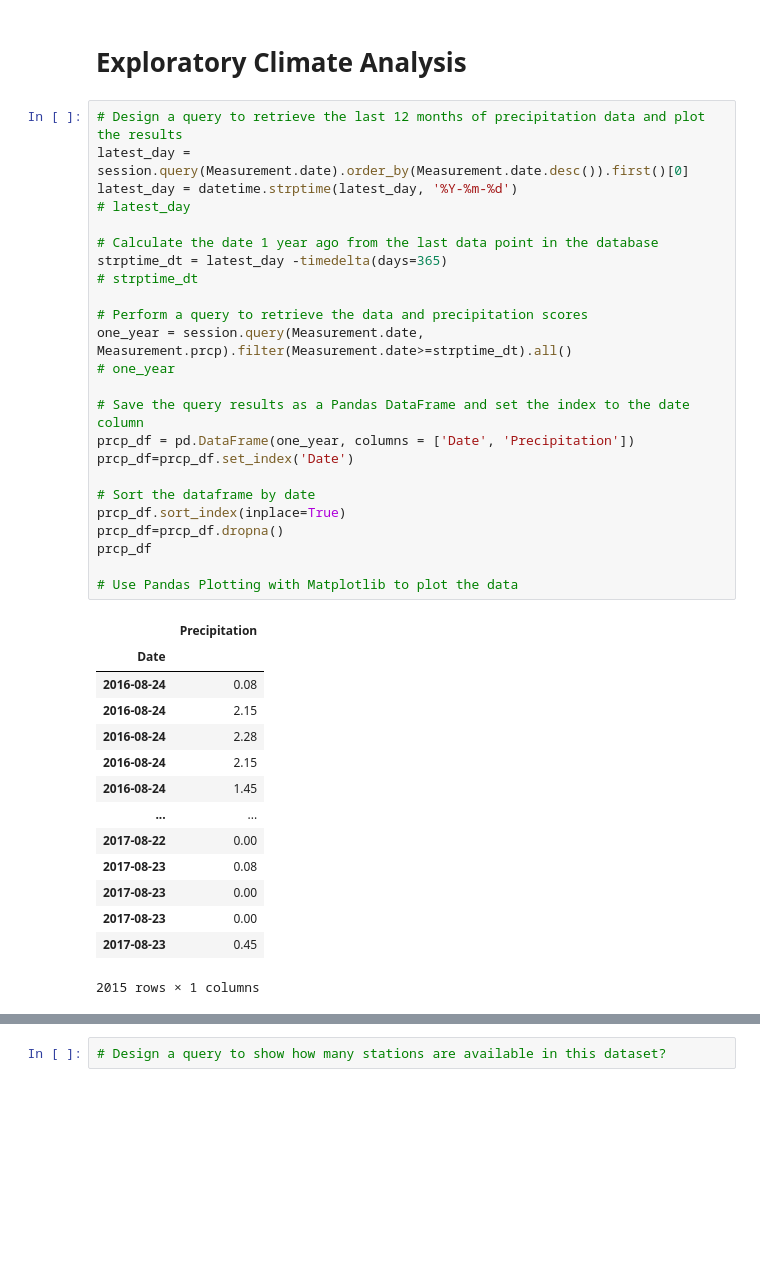
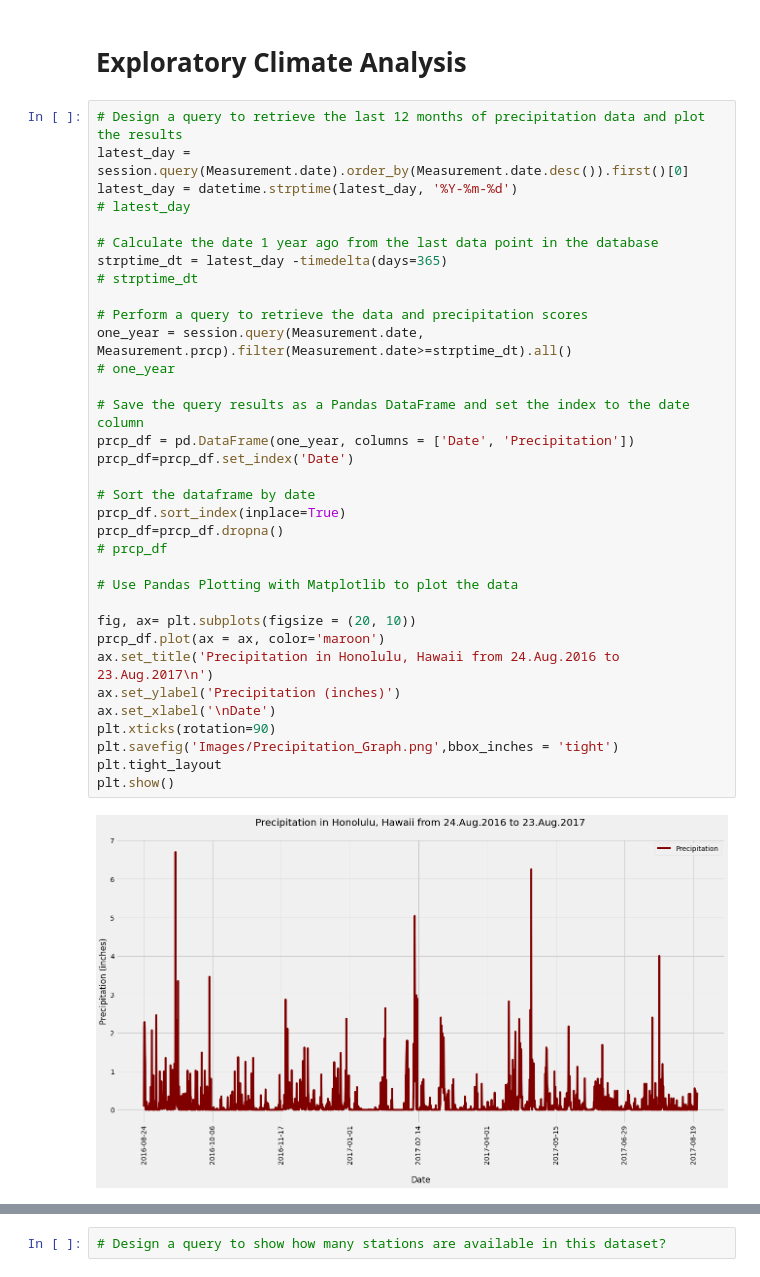
Before and after one commit to uldom/SQLAlchemy_Challenge, a Jupyter notebook: climate_starter.ipynb, the cells around one changed output, grey strips where cells are left out. Drawn from its saved outputs; the diff is of its cells as text; blank space fills up the shorter version.

Commit message:
Precipitation Analysis complete

```diff
--- a/climate_starter.ipynb
+++ b/climate_starter.ipynb
@@ -71,41 +71,38 @@ first_station.__dict__
 # %%
 # Design a query to retrieve the last 12 months of precipitation data and plot the results
 latest_day = session.query(Measurement.date).order_by(Measurement.date.desc()).first()[0]
 latest_day = datetime.strptime(latest_day, '%Y-%m-%d')
 # latest_day
 
 # Calculate the date 1 year ago from the last data point in the database
 strptime_dt = latest_day -timedelta(days=365)
 # strptime_dt
 
 # Perform a query to retrieve the data and precipitation scores
 one_year = session.query(Measurement.date, Measurement.prcp).filter(Measurement.date>=strptime_dt).all()
 # one_year
 
 # Save the query results as a Pandas DataFrame and set the index to the date column
 prcp_df = pd.DataFrame(one_year, columns = ['Date', 'Precipitation'])
 prcp_df=prcp_df.set_index('Date')
 
 # Sort the dataframe by date
 prcp_df.sort_index(inplace=True)
 prcp_df=prcp_df.dropna()
-prcp_df
+# prcp_df
 
 # Use Pandas Plotting with Matplotlib to plot the data
+
+fig, ax= plt.subplots(figsize = (20, 10))
+prcp_df.plot(ax = ax, color='maroon')
+ax.set_title('Precipitation in Honolulu, Hawaii from 24.Aug.2016 to 23.Aug.2017\n')
+ax.set_ylabel('Precipitation (inches)')
+ax.set_xlabel('\nDate')
+plt.xticks(rotation=90)
+plt.savefig('Images/Precipitation_Graph.png',bbox_inches = 'tight')
+plt.tight_layout
+plt.show()
 # %% [output]
-|  | Precipitation |
-| Date |  |
-| 2016-08-24 | 0.08 |
-| 2016-08-24 | 2.15 |
-| 2016-08-24 | 2.28 |
-| 2016-08-24 | 2.15 |
-| 2016-08-24 | 1.45 |
-| ... | ... |
-| 2017-08-22 | 0.00 |
-| 2017-08-23 | 0.08 |
-| 2017-08-23 | 0.00 |
-| 2017-08-23 | 0.00 |
-| 2017-08-23 | 0.45 |
-2015 rows × 1 columns
+[figure, added]
 # %%
 # Use Pandas to calcualte the summary statistics for the precipitation data
```
Also changed, not shown: parts of 3 cells of this notebook.
